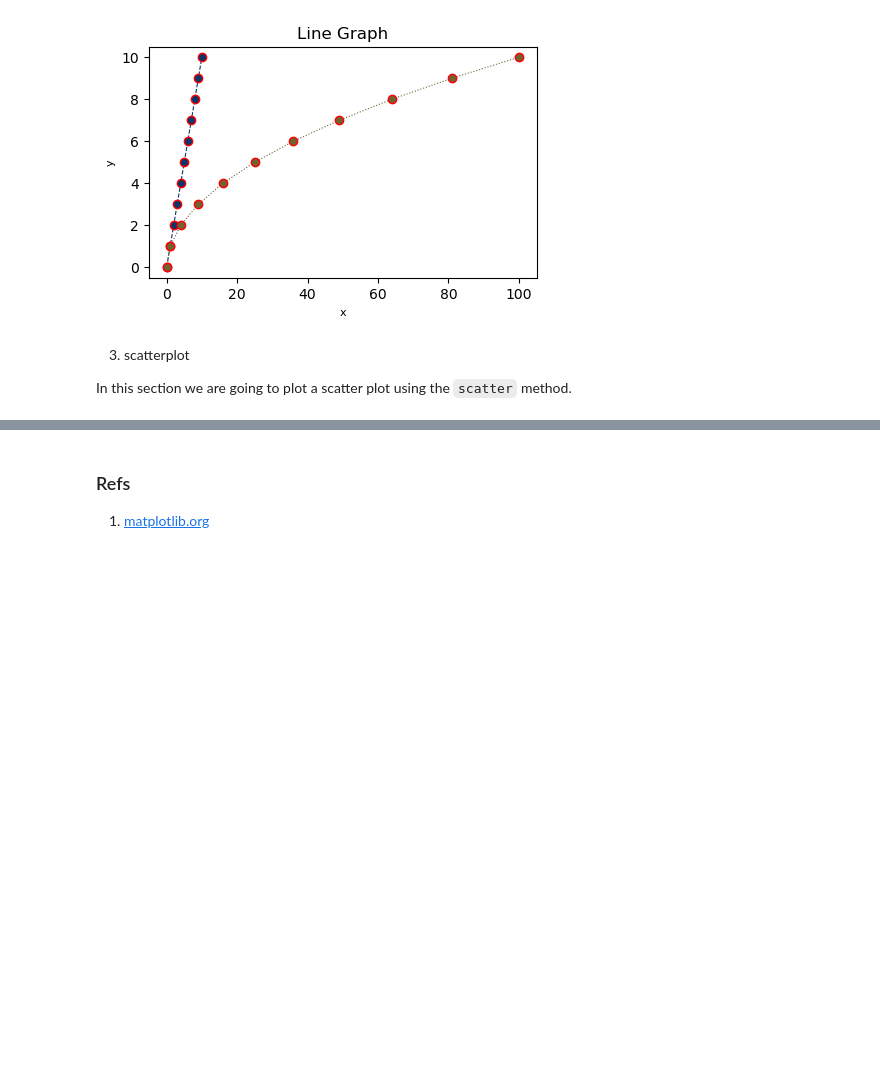
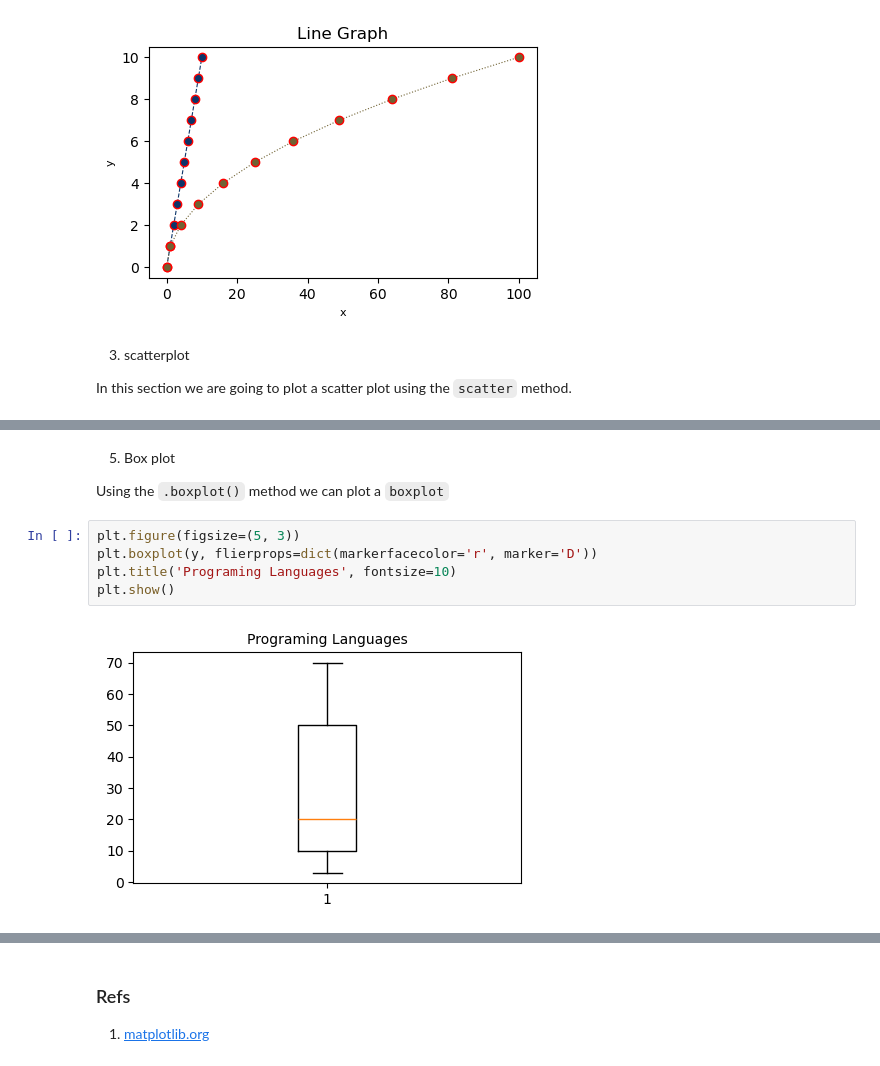
Before and after one commit to CrispenGari/Data-Visualisation-Python, a Jupyter notebook: matplotlib/matplotlib.ipynb, the cells around one changed output, grey strips where cells are left out. Cells and saved outputs as stored; diff of their text form; blank space fills up the shorter version.

```diff
--- a/matplotlib/matplotlib.ipynb
+++ b/matplotlib/matplotlib.ipynb
@@ -95,0 +117,11 @@ plt.show()
+# %% [markdown]
+5. Box plot
+
+Using the `.boxplot()` method we can plot a `boxplot`
+# %%
+plt.figure(figsize=(5, 3))
+plt.boxplot(y, flierprops=dict(markerfacecolor='r', marker='D'))
+plt.title('Programing Languages', fontsize=10)
+plt.show()
+# %% [output]
+[figure, added]
```
Also changed, not shown: parts of 39 cells of this notebook, 4 other files.
